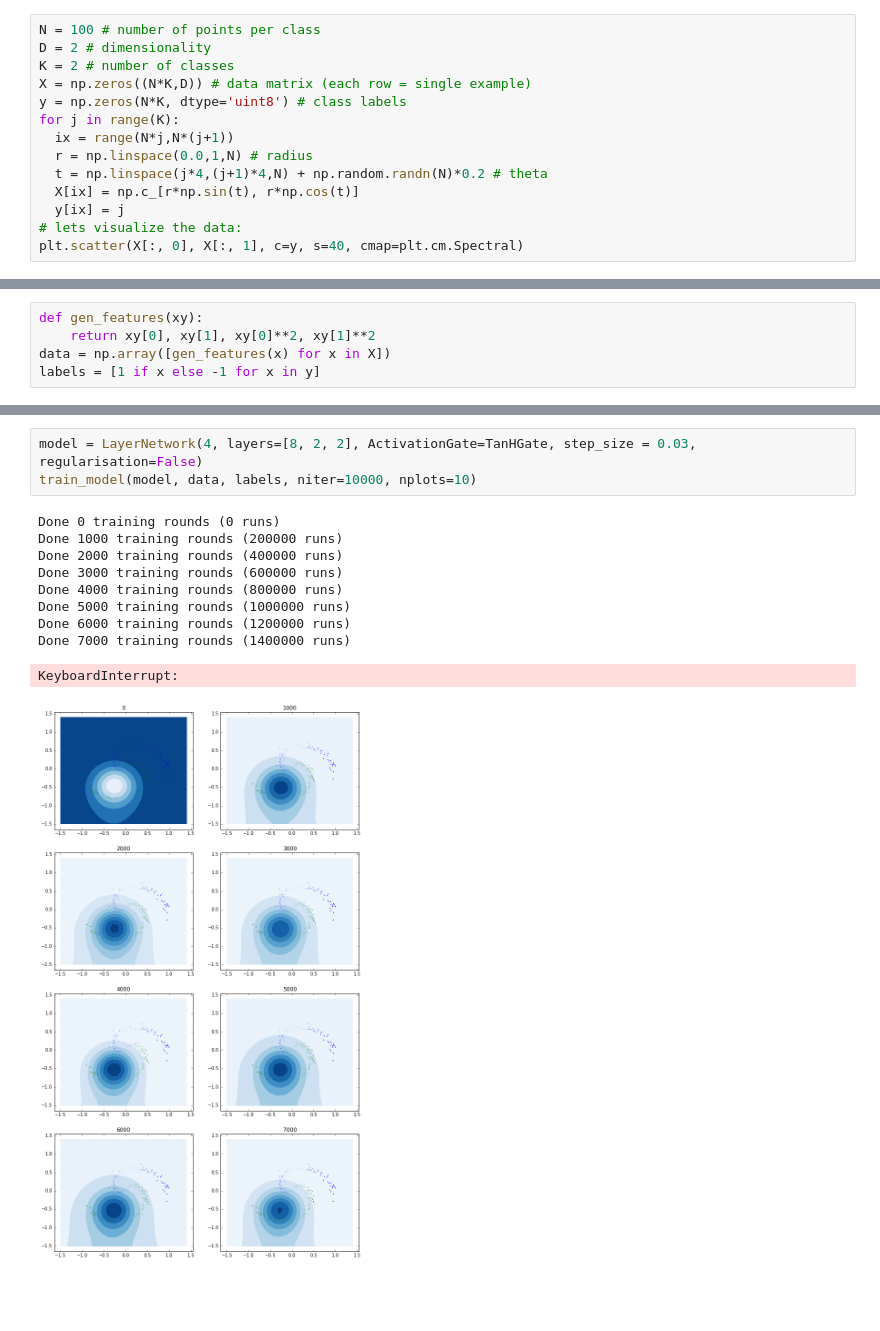
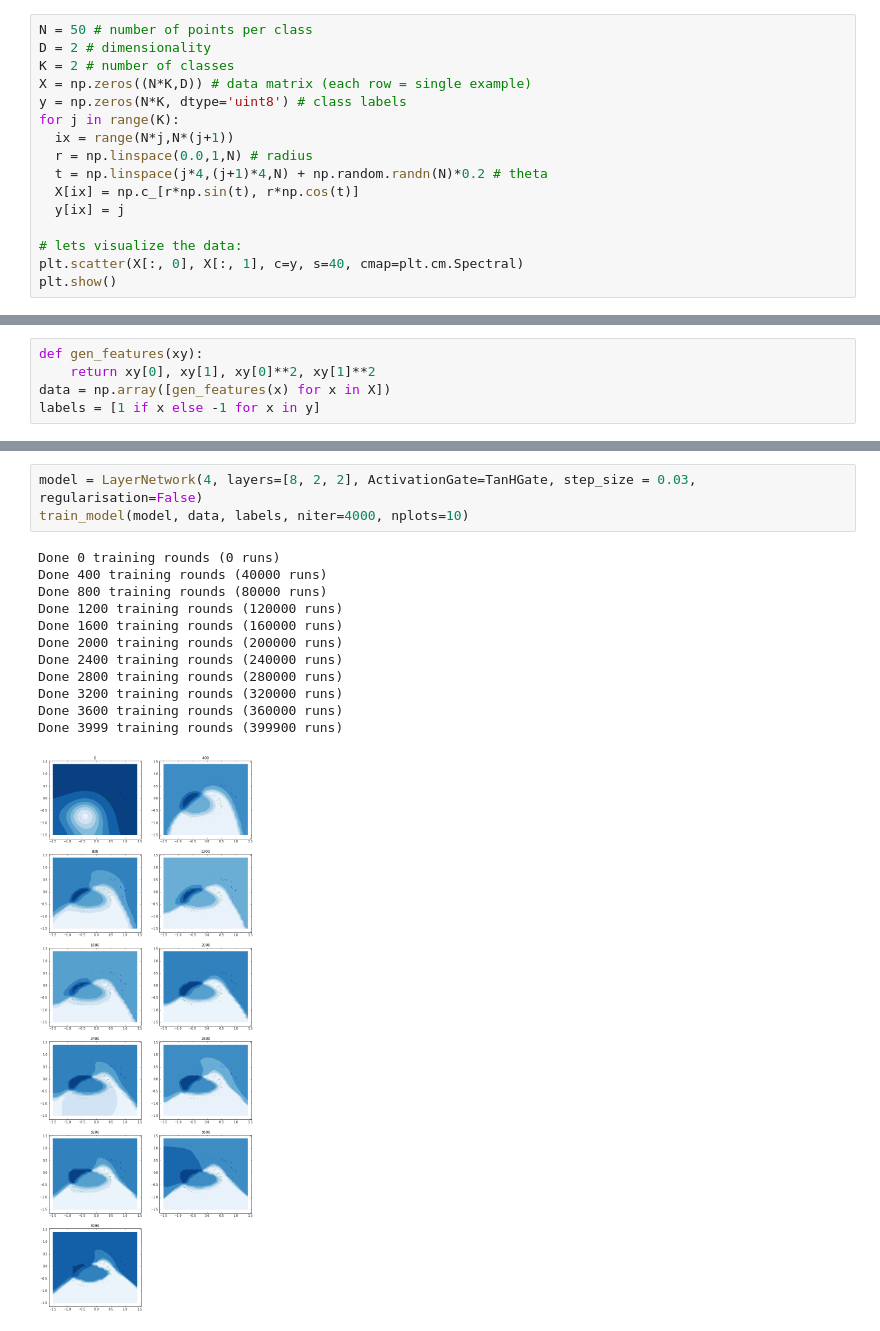
Before and after one commit to okopac/pynet, a Jupyter notebook: gatebased/LayerNNExample.ipynb, the cells around one changed output, grey strips where cells are left out. Cells and saved outputs as stored; diff of their text form; blank space fills up the shorter version.

```diff
--- a/gatebased/LayerNNExample.ipynb
+++ b/gatebased/LayerNNExample.ipynb
@@ -10,5 +12,5 @@ logging.basicConfig(level=logging.WARN)
 # %%
-N = 100 # number of points per class
+N = 50 # number of points per class
 D = 2 # dimensionality
 K = 2 # number of classes
 X = np.zeros((N*K,D)) # data matrix (each row = single example)
@@ -19,6 +21,8 @@ for j in range(K):
   t = np.linspace(j*4,(j+1)*4,N) + np.random.randn(N)*0.2 # theta
   X[ix] = np.c_[r*np.sin(t), r*np.cos(t)]
   y[ix] = j
+
 # lets visualize the data:
 plt.scatter(X[:, 0], X[:, 1], c=y, s=40, cmap=plt.cm.Spectral)
+plt.show()
 # %% [output]
@@ -74,14 +79,16 @@ def train_model(model, data, labels, niter=400, nplots=6):
 # %%
 model = LayerNetwork(4, layers=[8, 2, 2], ActivationGate=TanHGate, step_size = 0.03, regularisation=False)
-train_model(model, data, labels, niter=10000, nplots=10)
+train_model(model, data, labels, niter=4000, nplots=10)
 # %% [output]
 Done 0 training rounds (0 runs)
-Done 1000 training rounds (200000 runs)
-Done 2000 training rounds (400000 runs)
-Done 3000 training rounds (600000 runs)
-Done 4000 training rounds (800000 runs)
-Done 5000 training rounds (1000000 runs)
-Done 6000 training rounds (1200000 runs)
-Done 7000 training rounds (1400000 runs)
+Done 400 training rounds (40000 runs)
+Done 800 training rounds (80000 runs)
+Done 1200 training rounds (120000 runs)
+Done 1600 training rounds (160000 runs)
+Done 2000 training rounds (200000 runs)
+Done 2400 training rounds (240000 runs)
+Done 2800 training rounds (280000 runs)
+Done 3200 training rounds (320000 runs)
+Done 3600 training rounds (360000 runs)
+Done 3999 training rounds (399900 runs)
-KeyboardInterrupt:
-[figure, old version]
+[figure, new version]
```
Also changed, not shown: parts of 7 cells of this notebook.
